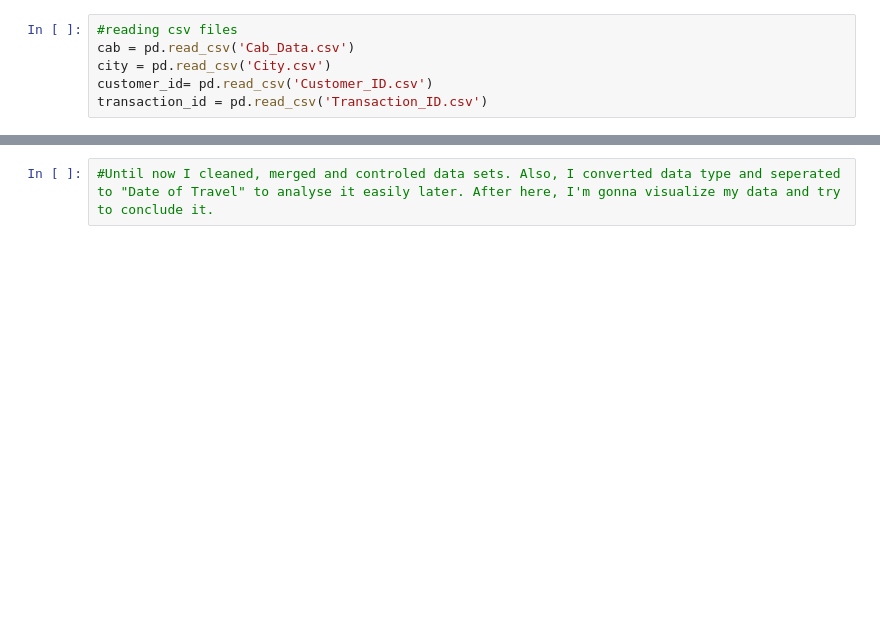
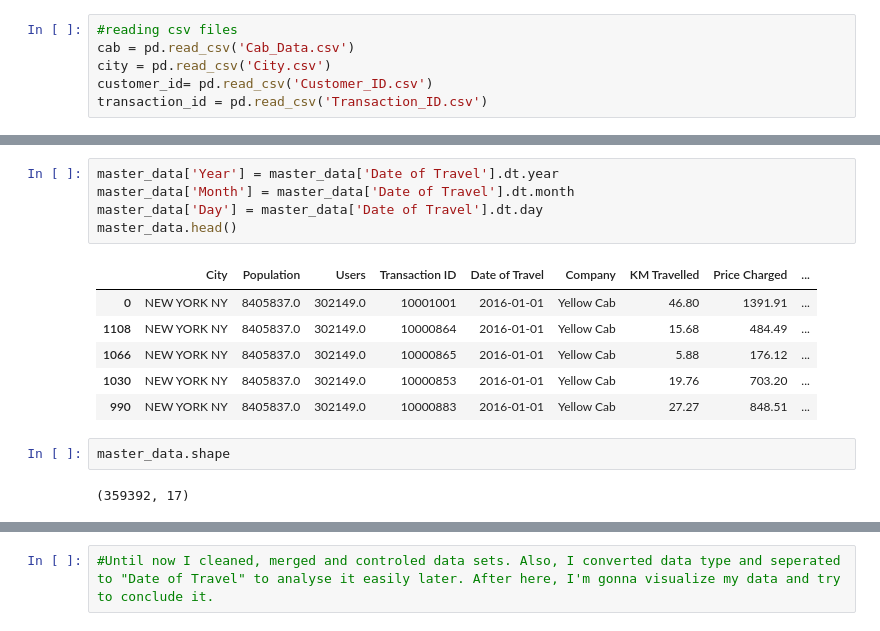
Before and after one commit to kutayselcuk/kutayselcuk_week2, a Jupyter notebook: EDA.ipynb, the cells around one changed output, grey strips where cells are left out. Drawn from its saved outputs; the diff is of its cells as text; blank space fills up the shorter version.

```diff
--- a/EDA.ipynb
+++ b/EDA.ipynb
@@ -230,0 +242,16 @@ yellowcab
+# %%
+master_data['Year'] = master_data['Date of Travel'].dt.year
+master_data['Month'] = master_data['Date of Travel'].dt.month
+master_data['Day'] = master_data['Date of Travel'].dt.day
+master_data.head()
+# %% [output]
+|  | City | Population | Users | Transaction ID | Date of Travel | Company | KM Travelled | Price Charged | ... |
+| 0 | NEW YORK NY | 8405837.0 | 302149.0 | 10001001 | 2016-01-01 | Yellow Cab | 46.80 | 1391.91 | ... |
+| 1108 | NEW YORK NY | 8405837.0 | 302149.0 | 10000864 | 2016-01-01 | Yellow Cab | 15.68 | 484.49 | ... |
+| 1066 | NEW YORK NY | 8405837.0 | 302149.0 | 10000865 | 2016-01-01 | Yellow Cab | 5.88 | 176.12 | ... |
+| 1030 | NEW YORK NY | 8405837.0 | 302149.0 | 10000853 | 2016-01-01 | Yellow Cab | 19.76 | 703.20 | ... |
+| 990 | NEW YORK NY | 8405837.0 | 302149.0 | 10000883 | 2016-01-01 | Yellow Cab | 27.27 | 848.51 | ... |
+# %%
+master_data.shape
+# %% [output]
+(359392, 17)
```
Also changed, not shown: parts of 64 cells of this notebook, 1 other file.
